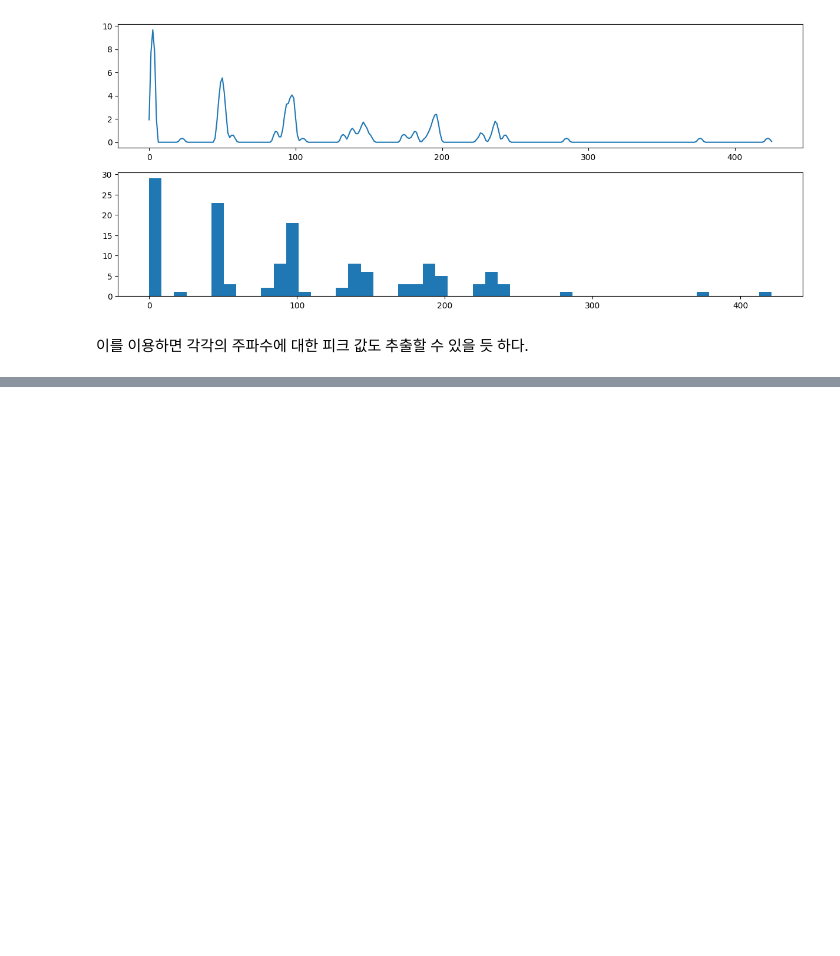
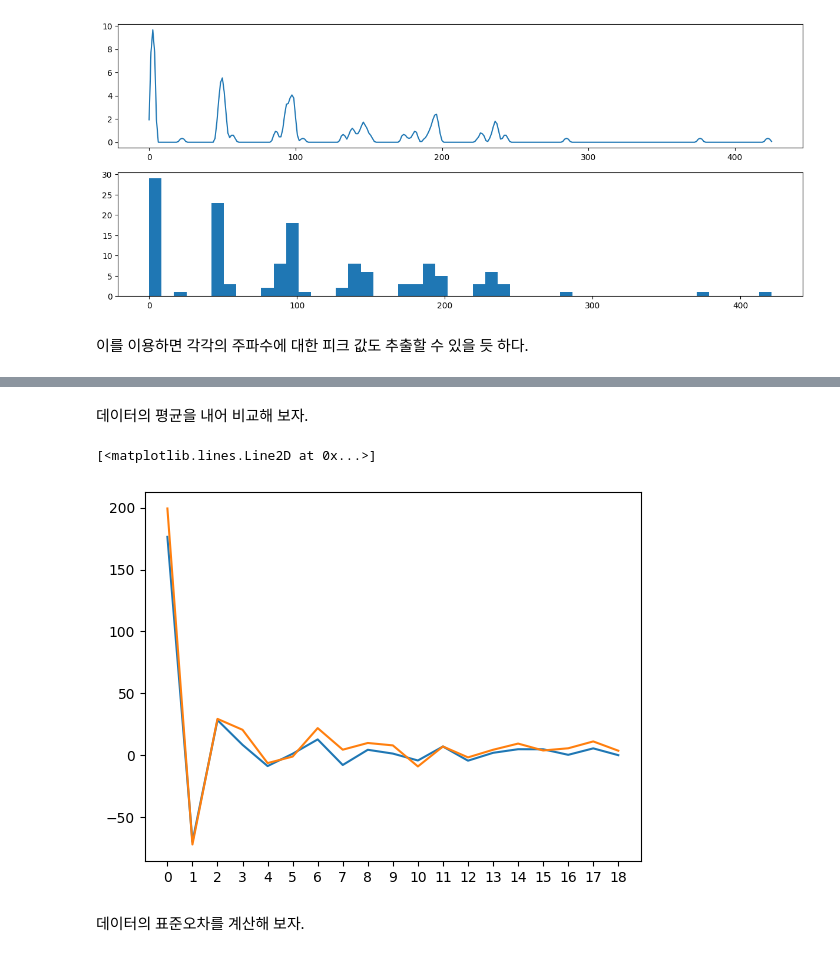
Before and after one commit to lukekim420/catclass, a Jupyter notebook: eda_mid.ipynb, the cells around one changed output, grey strips where cells are left out. Drawn from its saved outputs; the diff is of its cells as text; code cells hidden in the pictures; blank space fills up the shorter version.

```diff
--- a/eda_mid.ipynb
+++ b/eda_mid.ipynb
@@ -335,0 +378,14 @@ plt.show()
+# %%
+#dataframe 불러오기
+df_meow = pd.read_csv("/catclass/augmented_data/structured_data/train/meow/meow.csv").iloc[:,1:]
+df_caterwaul = pd.read_csv("/catclass/augmented_data/structured_data/train/caterwaul/caterwaul.csv").iloc[:,1:]
+# %% [markdown]
+데이터의 평균을 내어 비교해 보자.
+# %%
+plt.plot(df_meow.mean())
+plt.plot(df_caterwaul.mean())
+# %% [output]
+[<matplotlib.lines.Line2D at 0x...>]
+[figure, added]
+# %% [markdown]
+데이터의 표준오차를 계산해 보자.
```
Also changed, not shown: parts of 14 cells of this notebook, 3 other files.
